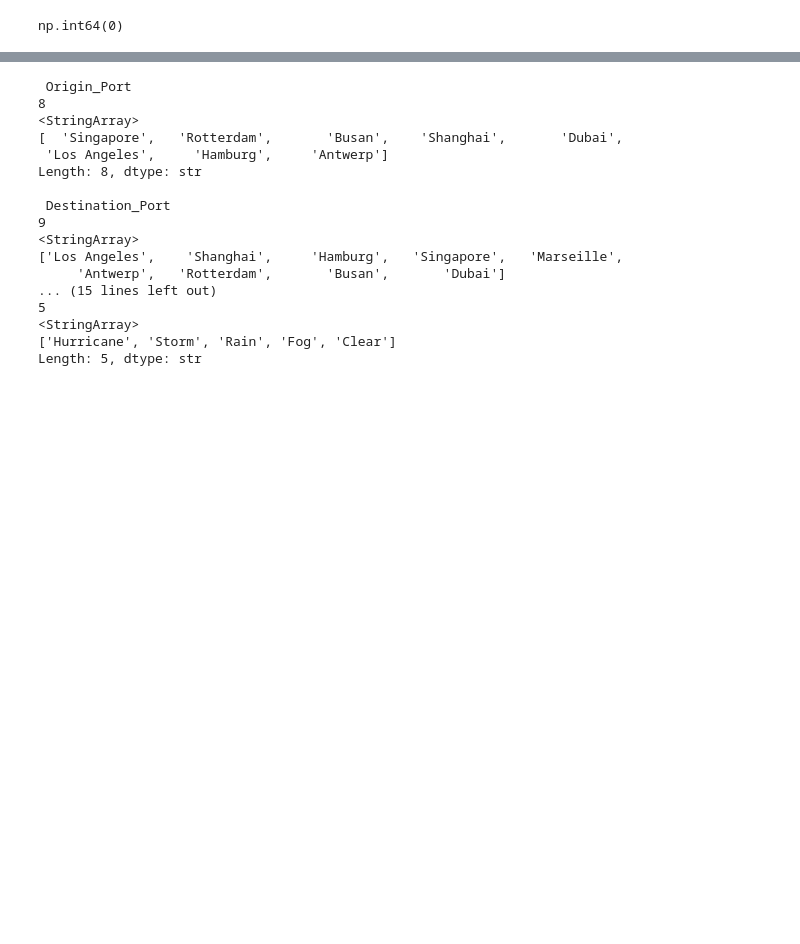
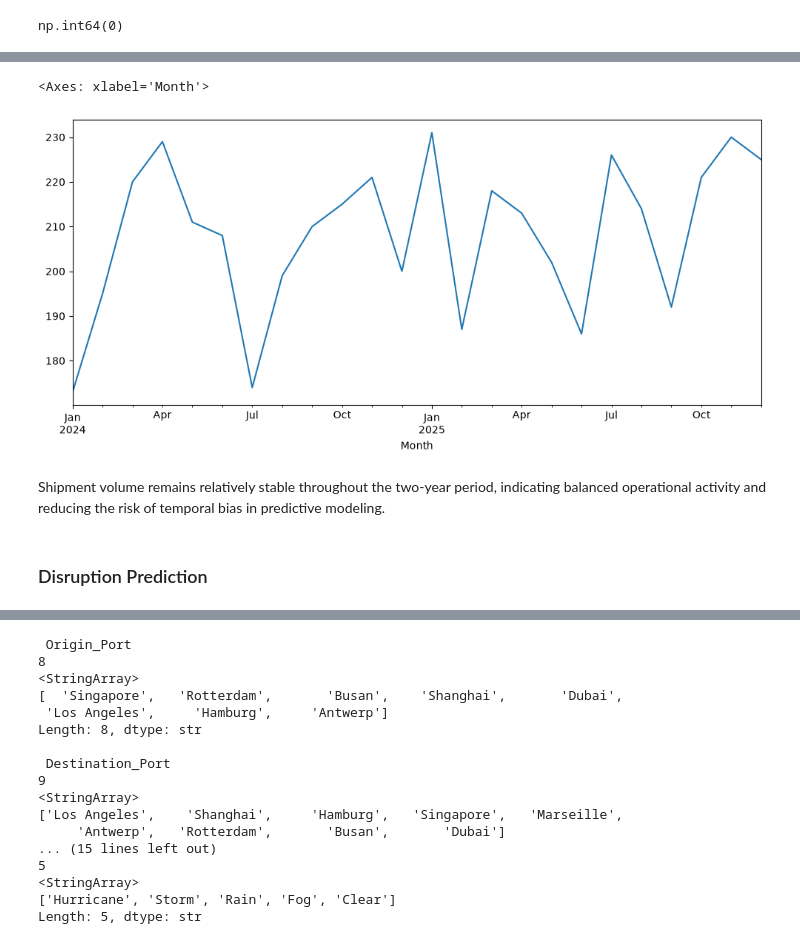
Before and after one commit to Devika-Viswom/SupplyPrescript, a Jupyter notebook: notebooks/1_data_understanding.ipynb, the cells around one changed output, grey strips where cells are left out. Cells and saved outputs as stored; diff of their text form; code cells hidden in the pictures; blank space fills up the shorter version.

```diff
--- a/notebooks/1_data_understanding.ipynb
+++ b/notebooks/1_data_understanding.ipynb
@@ -74,3 +82,16 @@ df.describe()
+# %%
+monthly_shipments = df.groupby("Month").size()
+
+monthly_shipments.plot(
+    figsize=(12,5)
+)
+# %% [output]
+<Axes: xlabel='Month'>
+[figure, added]
+# %% [markdown]
+Shipment volume remains relatively stable throughout the two-year period, indicating balanced operational activity and reducing the risk of temporal bias in predictive modeling.
+# %% [markdown]
+### Disruption Prediction
 # %%
 df['Disruption_Occurred'].value_counts()
 # %% [output]
```
Also changed, not shown: parts of 53 cells of this notebook, 30 other files.
